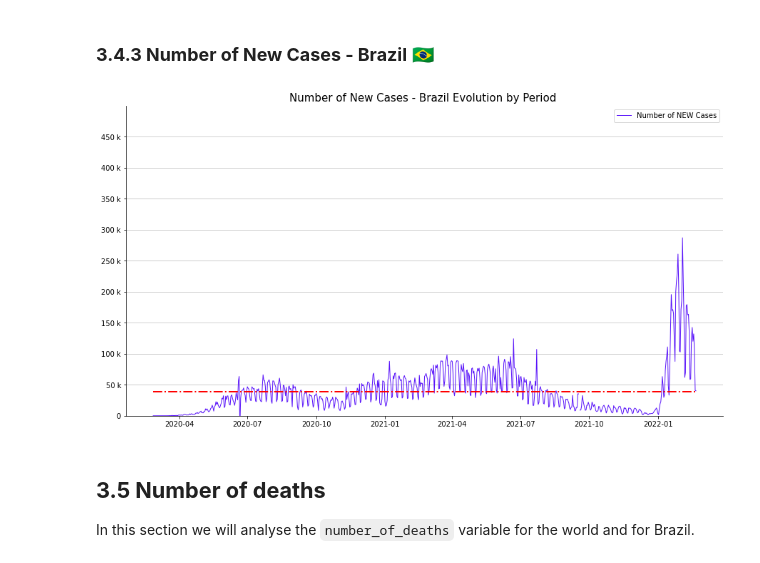
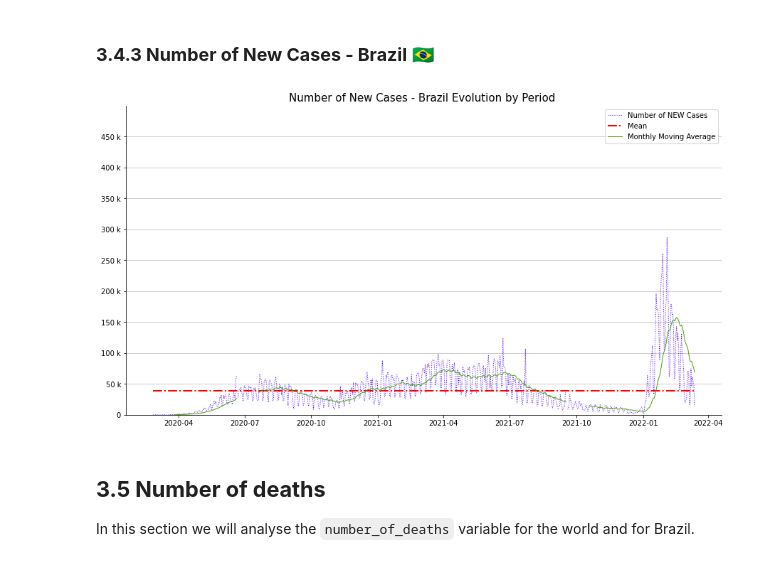
Before and after one commit to herculeshamanaka/ds-py-covid-19-brazil, a Jupyter notebook: COVID_19_General_overview_for_Brazil_and_the_World_.ipynb, the cells around one changed output. Cells and saved outputs as stored; diff of their text form; code cells hidden in the pictures.

```diff
--- a/COVID_19_General_overview_for_Brazil_and_the_World_.ipynb
+++ b/COVID_19_General_overview_for_Brazil_and_the_World_.ipynb
@@ -469,6 +491,11 @@ newBRCasesDF = covidDF.loc[
   ['date','new_cases']
 ]
 
+# creating a moving average by month
+newBRCasesDF['monthly_mov_avg'] = newBRCasesDF.new_cases.rolling(
+    window=30
+).mean()
+
 # ploting the new cases over the period
 ax.plot(
   'date',
@@ -476,7 +503,8 @@ ax.plot(
   data=newBRCasesDF,
   label='Number of NEW Cases',
   color='#5a15fa',
-  linewidth=1
+  linewidth=1,
+  linestyle=':'
 );
 
 newBRCasesMean = newBRCasesDF.new_cases.mean()
@@ -484,34 +512,44 @@ newBRCasesMean = newBRCasesDF.new_cases.mean()
 # ploting the mean
 ax.plot(
   newBRCasesDF.date,
   [newBRCasesMean]*len(newBRCasesDF),
   color='red',
   linewidth=2,
+  label='Mean',
   linestyle='-.');
 
+# ploting the monthly moving average
+ax.plot(
+  'date',
+  'monthly_mov_avg',
+  data=newBRCasesDF,
+  label='Monthly Moving Average',
+  color='#48a308',
+  linewidth=1
+);
 
 # remove the spines from the plot
 ax.spines['top'].set_visible(False)
 ax.spines['right'].set_visible(False)
 
 # formating the Y Axis
 plt.ylim(0,500000);
 plt.yticks(ticks=np.arange(0, 500000, step=50000));
 plt.grid(axis='y', alpha=0.75);
 
 # formating Y Axis
 ax.yaxis.set_major_formatter(FuncFormatter(axis_fmt));
 
 # displaying legend
 ax.legend();
 
 # set chart title
 ax.set_title(
   'Number of New Cases - Brazil Evolution by Period ',
   fontsize=15
 );
 # %% [output]
-[figure, old version]
+[figure, new version]
 # %% [markdown]
 ## **3.5 Number of deaths**
 
```
Also changed, not shown: parts of 37 cells of this notebook.
